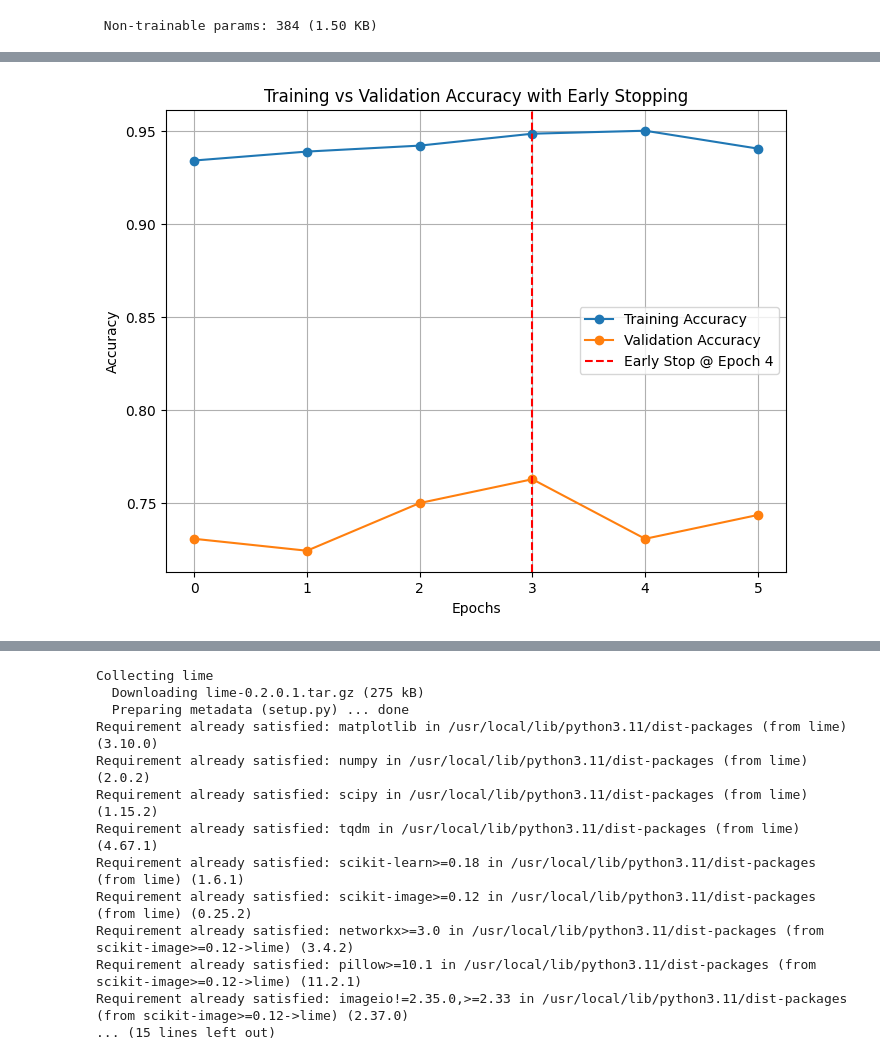
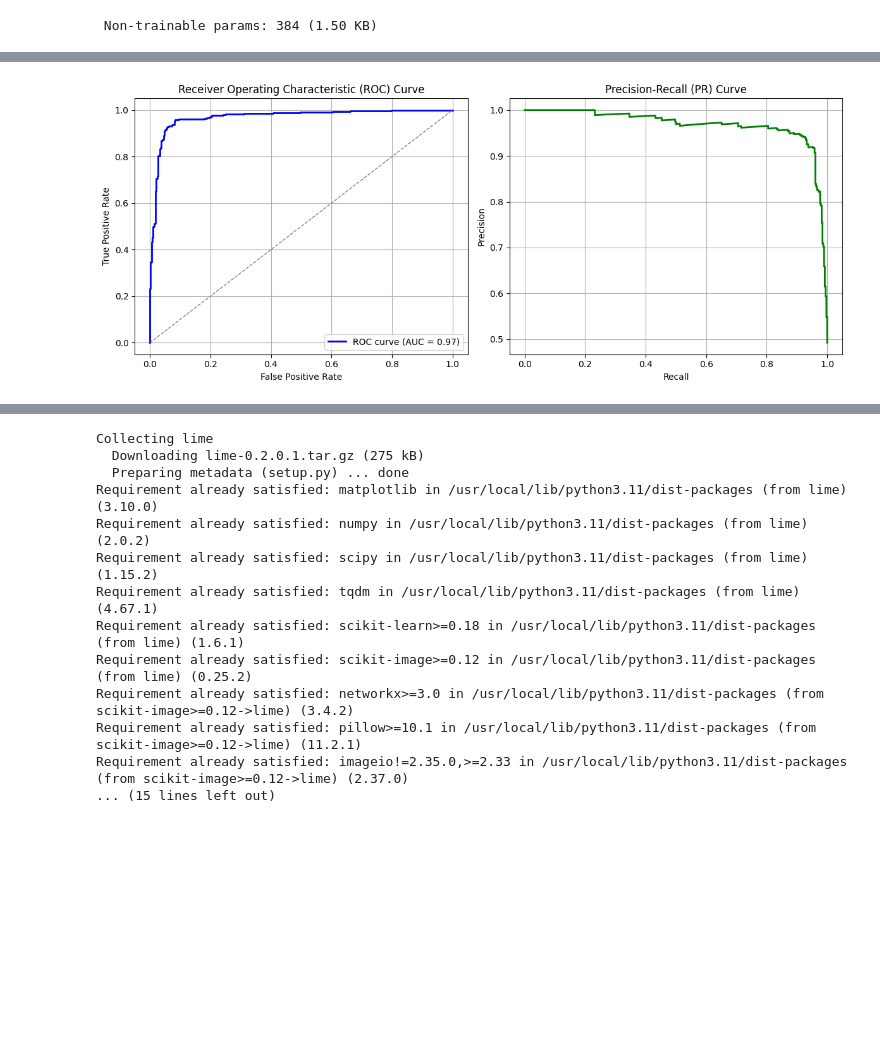
Before and after one commit to kavyavermaa/Prediction-of-Protein-methylation, a Jupyter notebook: proteinmethylation.ipynb, the cells around one changed output, grey strips where cells are left out. Cells and saved outputs as stored; diff of their text form; code cells hidden in the pictures; blank space fills up the shorter version.

```diff
--- a/proteinmethylation.ipynb
+++ b/proteinmethylation.ipynb
@@ -157,17 +158,33 @@ Epoch 6/50
-# %%
-# Determine the epoch where early stopping happened
-best_epoch = np.argmax(history.history['val_accuracy'])
-
-# Plot training & validation accuracy with early stopping marker
-plt.figure(figsize=(8, 6))
-plt.plot(history.history['accuracy'], label='Training Accuracy', marker='o')
-plt.plot(history.history['val_accuracy'], label='Validation Accuracy', marker='o')
-plt.axvline(best_epoch, color='red', linestyle='--', label=f'Early Stop @ Epoch {best_epoch+1}')
-plt.title('Training vs Validation Accuracy with Early Stopping')
-plt.xlabel('Epochs')
-plt.ylabel('Accuracy')
-plt.legend()
-plt.grid(True)
-plt.show()
-# %% [output]
-[figure, removed]
+# %%
+from sklearn.metrics import roc_curve, auc, precision_recall_curve
+y_pred_probs = model.predict(X_test)
+
+fpr, tpr, _ = roc_curve(y_test, y_pred_probs)
+roc_auc = auc(fpr, tpr)
+
+precision, recall, _ = precision_recall_curve(y_test, y_pred_probs)
+
+# Plotting
+plt.figure(figsize=(12, 5))
+
+# ROC Curve
+plt.subplot(1, 2, 1)
+plt.plot(fpr, tpr, color='blue', lw=2, label=f'ROC curve (AUC = {roc_auc:.2f})')
+plt.plot([0, 1], [0, 1], color='gray', lw=1, linestyle='--')
+plt.xlabel('False Positive Rate')
+plt.ylabel('True Positive Rate')
+plt.title('Receiver Operating Characteristic (ROC) Curve')
+plt.legend()
+plt.grid(True)
+
+# PR Curve
+plt.subplot(1, 2, 2)
+plt.plot(recall, precision, color='green', lw=2)
+plt.xlabel('Recall')
+plt.ylabel('Precision')
+plt.title('Precision-Recall (PR) Curve')
+plt.grid(True)
+
+plt.tight_layout()
+plt.show()
+# %% [output]
@@ -174,3 +192,4 @@ plt.show()
+[figure, added]
 # %%
 from sklearn.metrics import f1_score, recall_score, precision_score, confusion_matrix, matthews_corrcoef, roc_auc_score
 
```
Also changed, not shown: parts of 9 cells of this notebook.
